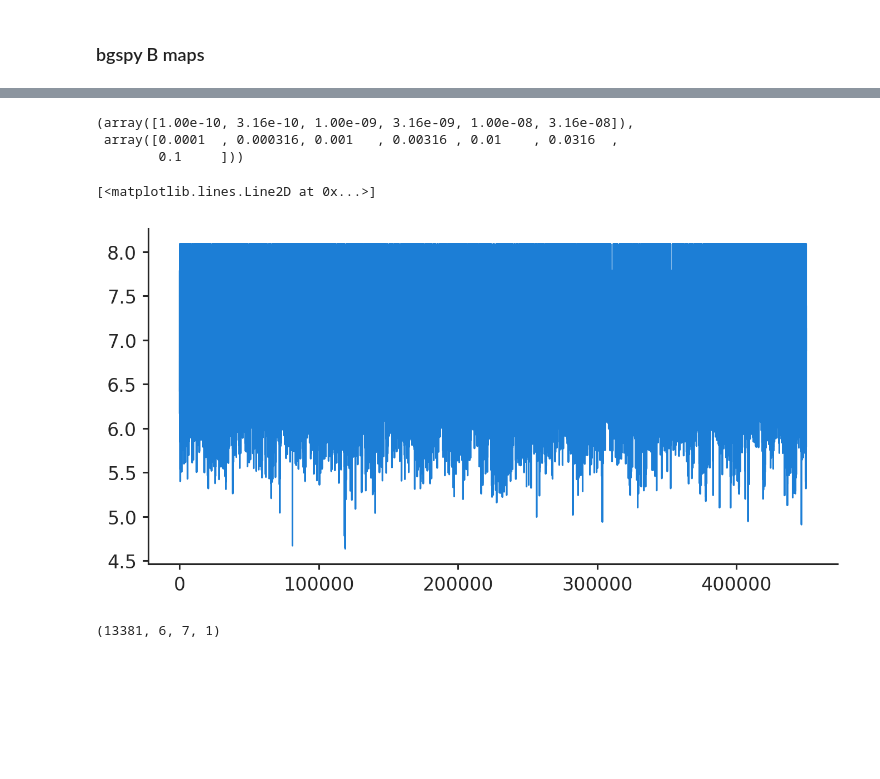
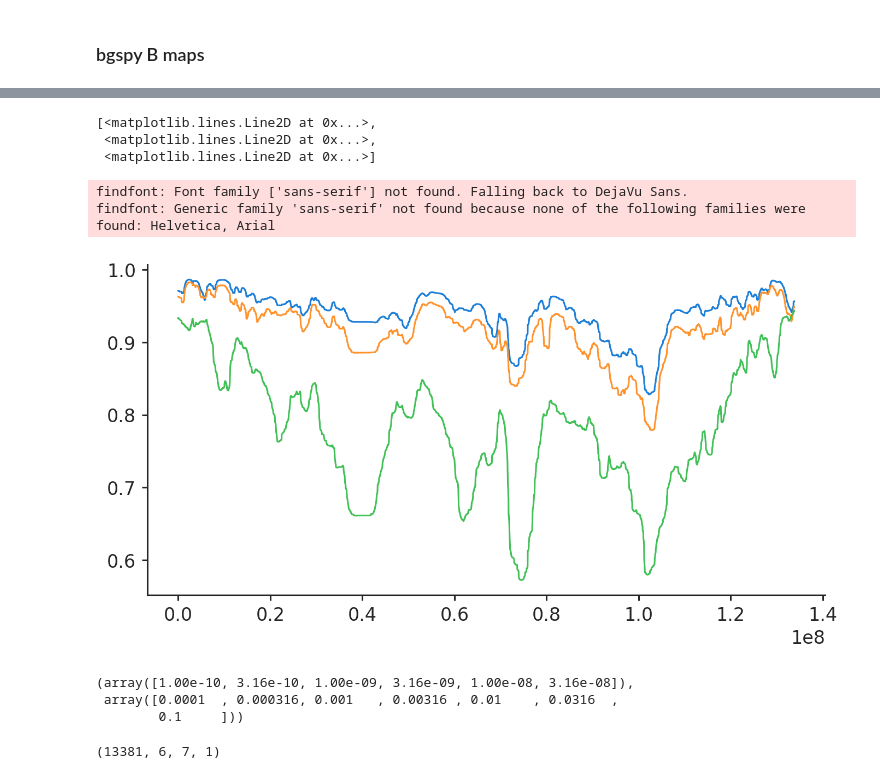
Before and after one commit to vsbuffalo/bprime, a Jupyter notebook: notebooks/bmap_comparisons.ipynb, the cells around one changed output, grey strips where cells are left out. Drawn from its saved outputs; the diff is of its cells as text; code cells hidden in the pictures; blank space fills up the shorter version.

```diff
--- a/notebooks/bmap_comparisons.ipynb
+++ b/notebooks/bmap_comparisons.ipynb
@@ -57,3 +59,12 @@ parsing recmap as HapMap formatted (chrom, end, rate)
 ## Load Data
 # %% [markdown]
 ### bgspy B maps
+# %%
+pkl_b_file = '../data/bmaps/bgspy/chr10_test.pkl'
+m = BGSModel.load(pkl_b_file)
+g = m.genome
+
+bp = m.BpScores
+b = m.BScores
+# %%
+bb = m.BpScores['chr10', m.w[4], 1e-2]
@@ -60,3 +83,12 @@ parsing recmap as HapMap formatted (chrom, end, rate)
+# %%
+plt.plot(*bb)
+# %% [output]
+[<matplotlib.lines.Line2D at 0x...>,
+ <matplotlib.lines.Line2D at 0x...>,
+ <matplotlib.lines.Line2D at 0x...>]
+findfont: Font family ['sans-serif'] not found. Falling back to DejaVu Sans.
+findfont: Generic family 'sans-serif' not found because none of the following families were found: Helvetica, Arial
+[figure, added]
 # %%
 pkl_b_file = '../data/bmaps/bgspy/bmap_hg38_sims_10000step_chr10.pkl'
 m = BGSModel.load(pkl_b_file)
@@ -70,11 +102,6 @@ m.w, m.t
 (array([1.00e-10, 3.16e-10, 1.00e-09, 3.16e-09, 1.00e-08, 3.16e-08]),
  array([0.0001  , 0.000316, 0.001   , 0.00316 , 0.01    , 0.0316  ,
         0.1     ]))
-# %%
-plt.plot(np.log10(m.segments._segment_parts_sc16[0][4, 0, :]))
-# %% [output]
-[<matplotlib.lines.Line2D at 0x...>]
-[figure, removed]
 # %%
 bp.B['chr10'].shape
 # %% [output]
```
Also changed, not shown: parts of 2 cells of this notebook, 6 other files.
